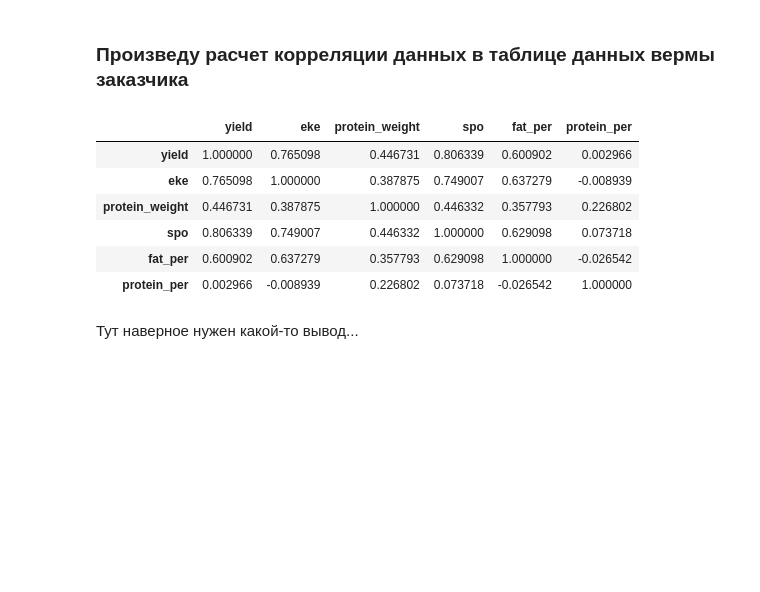
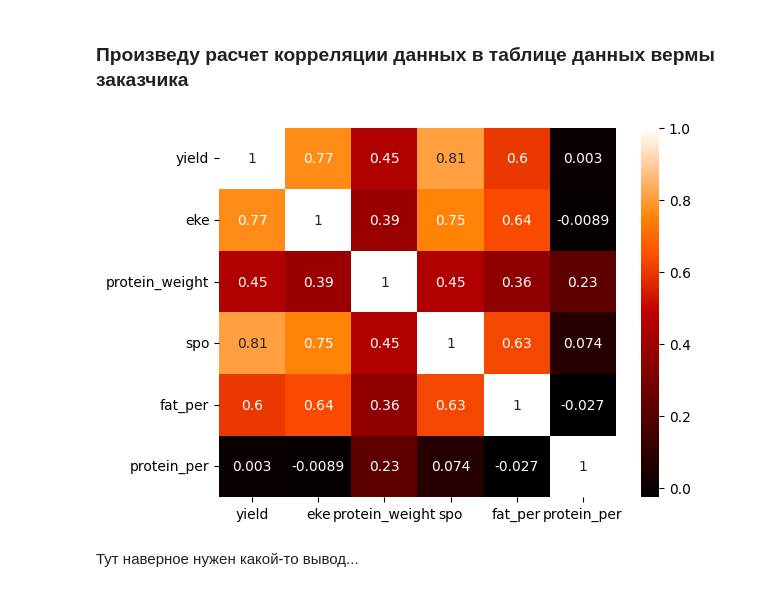
Before and after one commit to kapa6ac/project2, a Jupyter notebook: happy_farm/ds85_ML_v1.ipynb, the cells around one changed output. Saved outputs shown, nothing was run; the diff lists cells and outputs as text; code cells hidden in the pictures; blank space fills up the shorter version.

```diff
--- a/happy_farm/ds85_ML_v1.ipynb
+++ b/happy_farm/ds85_ML_v1.ipynb
@@ -396,16 +410,10 @@ for d in DF_NAMES[:2]:
 ## Преамбула
 # %% [markdown]
 ### Произведу расчет корреляции данных в таблице данных вермы заказчика
-# %%
-df_main[MAIN_NUM_COL.keys()].corr()
-# %% [output]
-|  | yield | eke | protein_weight | spo | fat_per | protein_per |
-| yield | 1.000000 | 0.765098 | 0.446731 | 0.806339 | 0.600902 | 0.002966 |
-| eke | 0.765098 | 1.000000 | 0.387875 | 0.749007 | 0.637279 | -0.008939 |
-| protein_weight | 0.446731 | 0.387875 | 1.000000 | 0.446332 | 0.357793 | 0.226802 |
-| spo | 0.806339 | 0.749007 | 0.446332 | 1.000000 | 0.629098 | 0.073718 |
-| fat_per | 0.600902 | 0.637279 | 0.357793 | 0.629098 | 1.000000 | -0.026542 |
-| protein_per | 0.002966 | -0.008939 | 0.226802 | 0.073718 | -0.026542 | 1.000000 |
+# %%
+dataplot = sns.heatmap(df_main[MAIN_NUM_COL.keys()].corr(), cmap='gist_heat', annot=True)
+# %% [output]
+[figure, added]
 # %% [markdown]
 Тут наверное нужен какой-то вывод...
 # %% [markdown]
```
Also changed, not shown: parts of 14 cells of this notebook, 1 other file.
